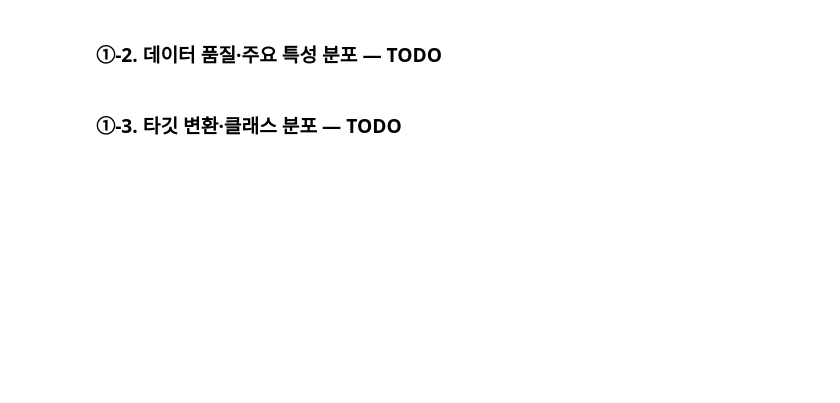
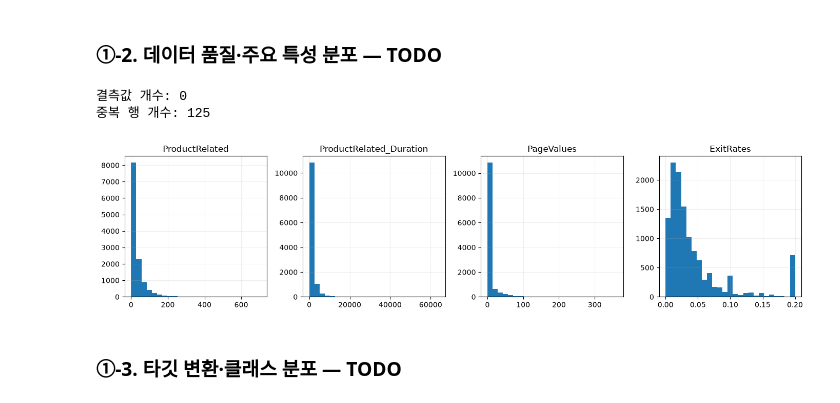
Before and after one commit to Gracecodeit/ai-mini-projects, a Jupyter notebook: mini-project-01/code/02_classification_online_shopping.ipynb, the cells around one changed output. Saved outputs shown, nothing was run; the diff lists cells and outputs as text; code cells hidden in the pictures; blank space fills up the shorter version.

```diff
--- a/mini-project-01/code/02_classification_online_shopping.ipynb
+++ b/mini-project-01/code/02_classification_online_shopping.ipynb
@@ -58,19 +98,23 @@ display(df.describe(include="all"))
 # %%
 # TODO print("결측값 개수:", df.isna().sum().sum())
 print("결측값 개수:", df.isna().sum().sum())
 print("중복 행 개수:", df.duplicated().sum())
 
 # [공통] 시각화할 특성과 그래프 틀
 plot_cols = ["ProductRelated", "ProductRelated_Duration", "PageValues", "ExitRates"]
 fig, axes = plt.subplots(1, 4, figsize=(14, 3.5))
 for ax, col in zip(axes, plot_cols):
     # TODO 1-3. 각 특성의 히스토그램을 작성합니다.
     # 힌트: ax.hist(df[col], bins=25)
-    ... ax.hist(df[col], bins=25)
+    ax.hist(df[col], bins=25)
     ax.set_title(col)
     ax.grid(alpha=0.2)
 plt.tight_layout()
 plt.show()
+# %% [output]
+결측값 개수: 0
+중복 행 개수: 125
+[figure, added]
 # %% [markdown]
 ### ①-3. 타깃 변환·클래스 분포 — TODO
 # %%
```
Also changed, not shown: parts of 25 cells of this notebook, 8 other files.
